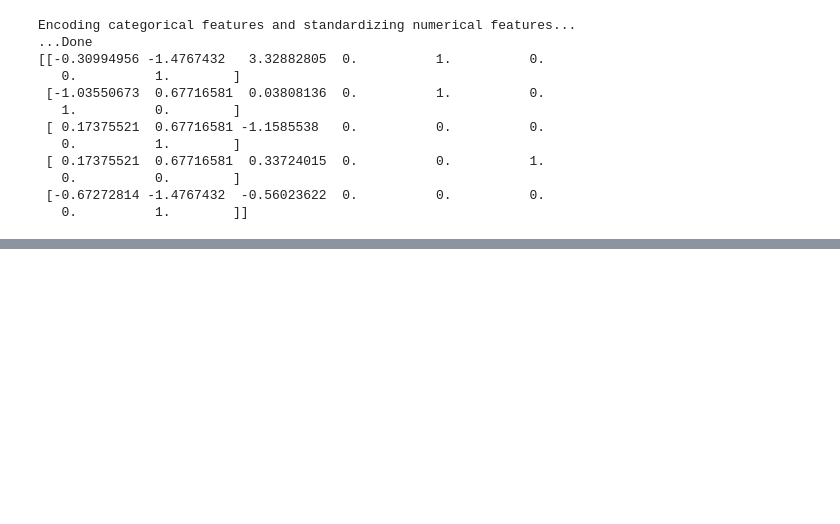
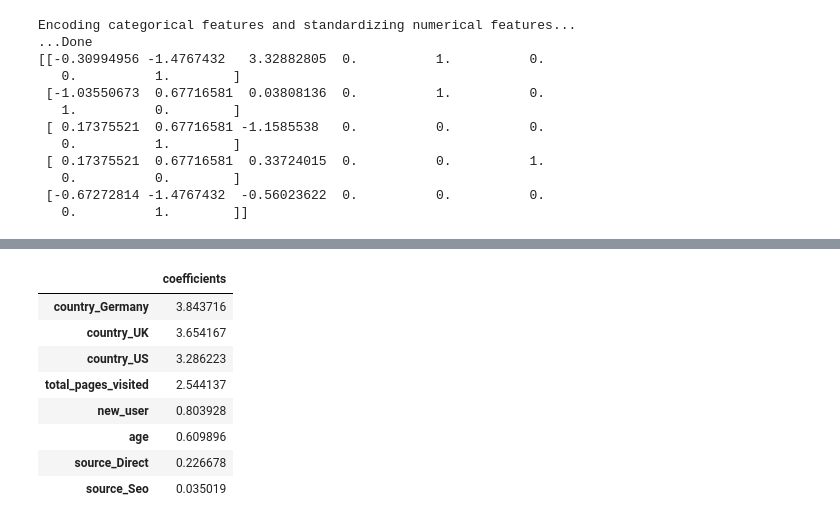
Before and after one commit to Stylomines/Conversion_rate_challenge, a Jupyter notebook: 02-Conversion_rate_challenge.ipynb, the cells around one changed output, grey strips where cells are left out. Drawn from its saved outputs; the diff is of its cells as text; code cells hidden in the pictures; blank space fills up the shorter version.

```diff
--- a/02-Conversion_rate_challenge_template.ipynb
+++ b/02-Conversion_rate_challenge.ipynb
@@ -679,0 +708,14 @@ Y_predictions.to_csv('conversion_data_test_predictions.csv', index=False)
+# %%
+# Compute abs() and sort values
+feature_importance = abs(coefs).sort_values(ascending=False, by = 'coefficients')
+feature_importance
+# %% [output]
+|  | coefficients |
+| country_Germany | 3.843716 |
+| country_UK | 3.654167 |
+| country_US | 3.286223 |
+| total_pages_visited | 2.544137 |
+| new_user | 0.803928 |
+| age | 0.609896 |
+| source_Direct | 0.226678 |
+| source_Seo | 0.035019 |
```
Also changed, not shown: parts of 4 cells of this notebook.
